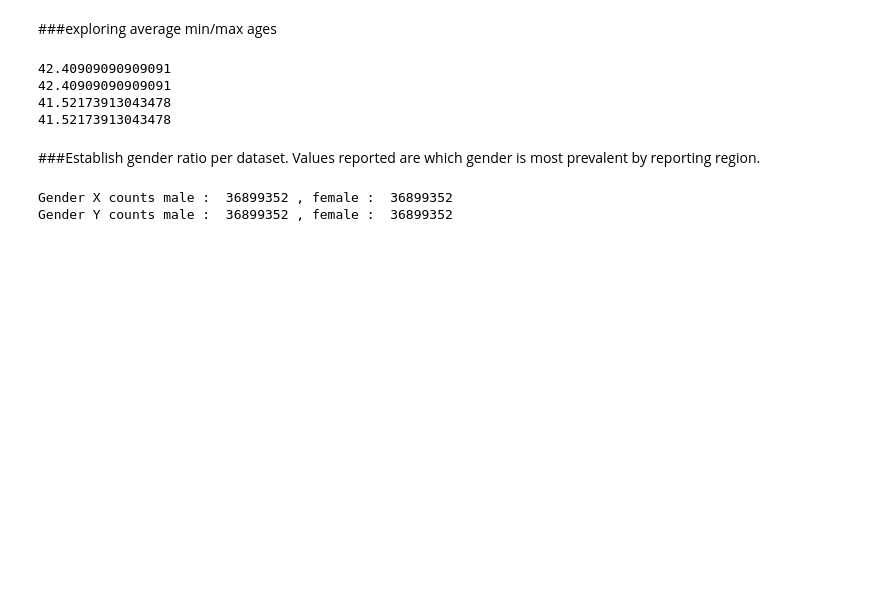
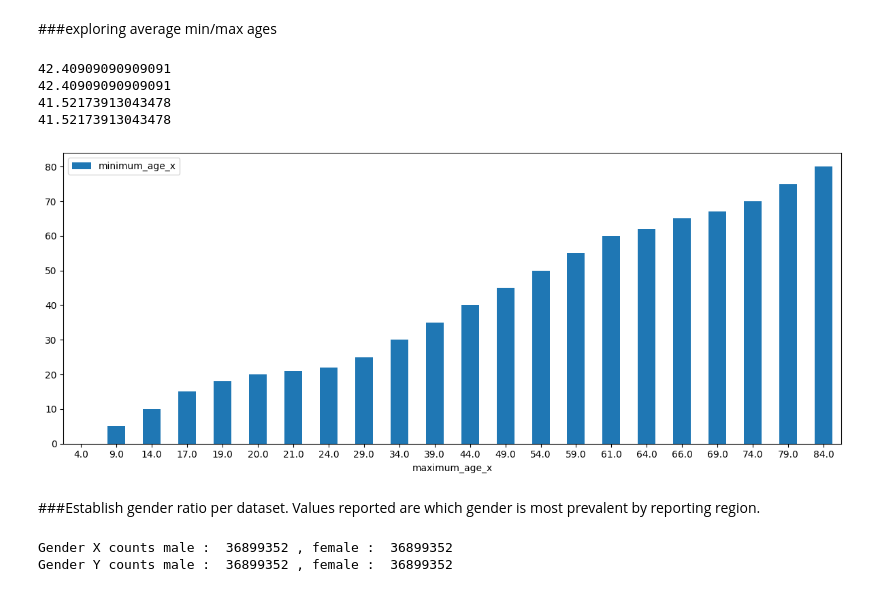
Before and after one commit to RobBecht/Population-Growth, a Jupyter notebook: PopGrowth.ipynb, the cells around one changed output. Cells and saved outputs as stored; diff of their text form; code cells hidden in the pictures; blank space fills up the shorter version.

```diff
--- a/PopGrowth.ipynb
+++ b/PopGrowth.ipynb
@@ -80,6 +94,17 @@ print(avg_min_age_y)
 42.40909090909091
 41.52173913043478
 41.52173913043478
+# %%
+
+mean_age = merged_data.groupby('maximum_age_x')[['minimum_age_x']].mean().sort_values('minimum_age_x')
+
+
+ax = mean_age.plot.bar(rot=0, figsize=(12, 5))
+ax.ticklabel_format(axis='y', style='plain')
+plt.tight_layout()
+plt.show()
+# %% [output]
+[figure, added]
 # %% [markdown]
 ###Establish gender ratio per dataset. Values reported are which gender is most prevalent by reporting
 region.
```
Also changed, not shown: parts of 13 cells of this notebook.
